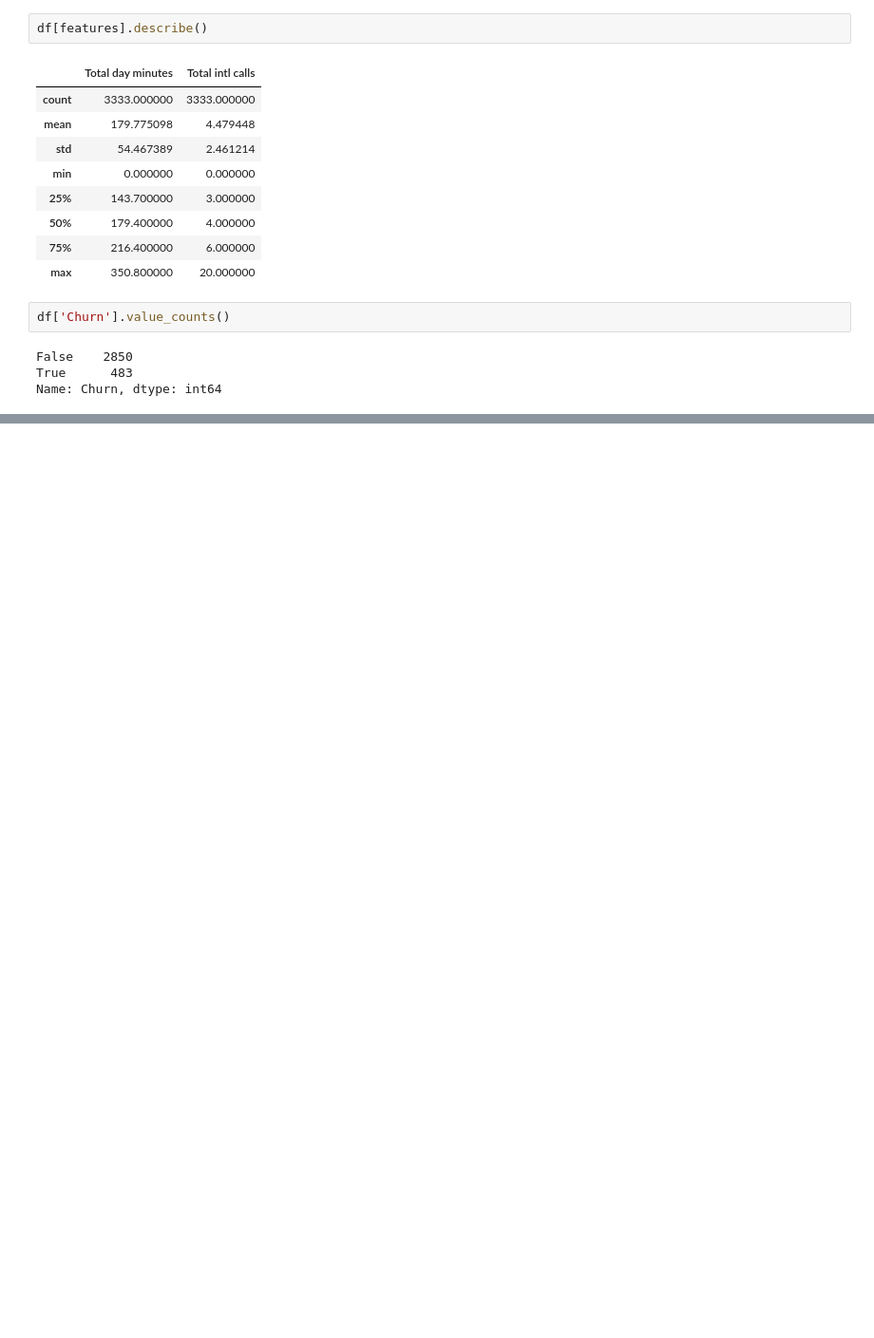
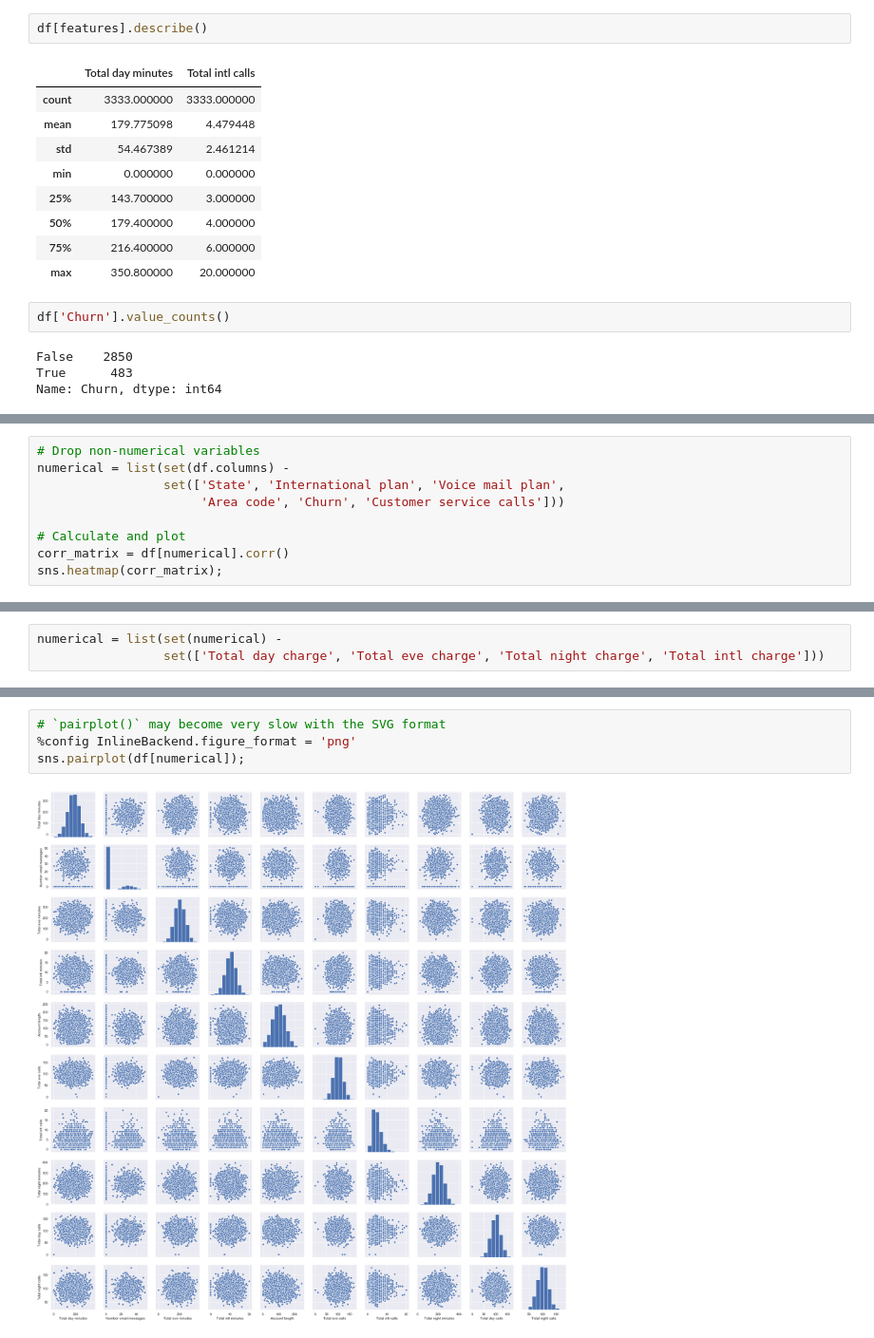
Before and after one commit to Duneholy/ods_learning, a Jupyter notebook: jupyter_russian/topic02_visual_analysis/my tests/matplotlib.ipynb, the cells around one changed output, grey strips where cells are left out. Shown at 95% size. Saved outputs shown, nothing was run; the diff lists cells and outputs as text; blank space fills up the shorter version.

```diff
--- a/jupyter_russian/topic02_visual_analysis/my tests/matplotlib.ipynb
+++ b/jupyter_russian/topic02_visual_analysis/my tests/matplotlib.ipynb
@@ -79,3 +79,12 @@ sns.countplot(x='Customer service calls', data=df, ax=axes[1]);
 sns.countplot(x='Churn', data=df);
 # %% [output]
 [drawing not drawn]
+# %%
+# Drop non-numerical variables
+numerical = list(set(df.columns) -
+                 set(['State', 'International plan', 'Voice mail plan',
+                      'Area code', 'Churn', 'Customer service calls']))
+
+# Calculate and plot
+corr_matrix = df[numerical].corr()
+sns.heatmap(corr_matrix);
@@ -81,0 +93,3 @@ sns.countplot(x='Churn', data=df);
+# %%
+numerical = list(set(numerical) -
+                 set(['Total day charge', 'Total eve charge', 'Total night charge', 'Total intl charge']))
@@ -81,0 +101,6 @@ sns.countplot(x='Churn', data=df);
+# %%
+# `pairplot()` may become very slow with the SVG format
+%config InlineBackend.figure_format = 'png'
+sns.pairplot(df[numerical]);
+# %% [output]
+[figure, added]
```
Also changed, not shown: parts of 2 cells of this notebook.
